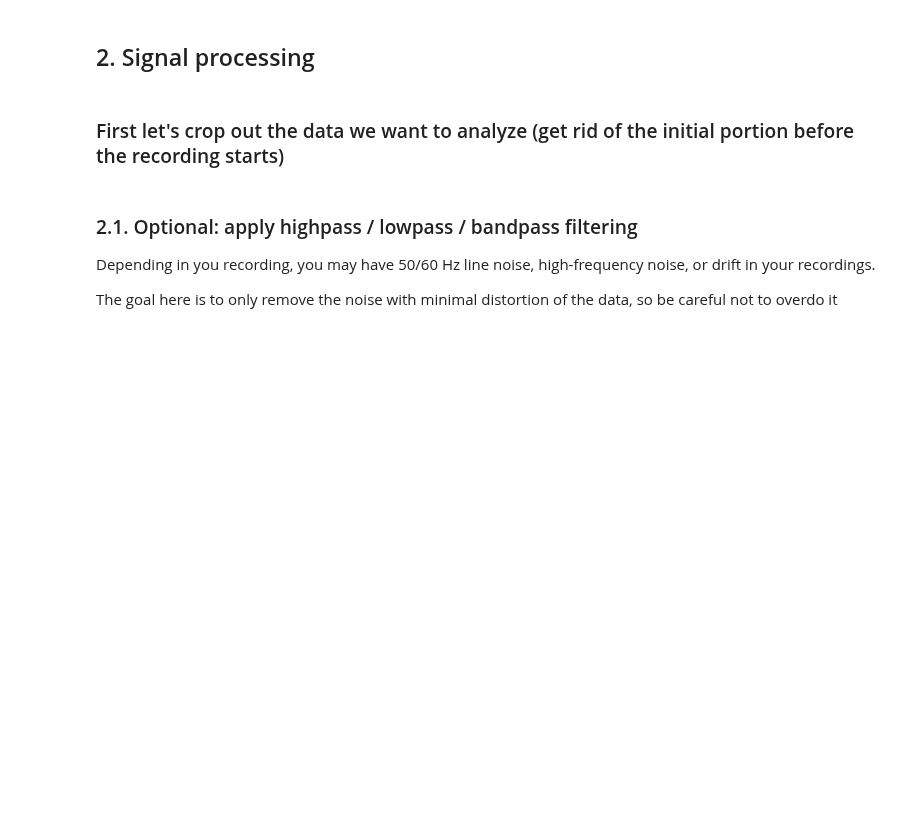
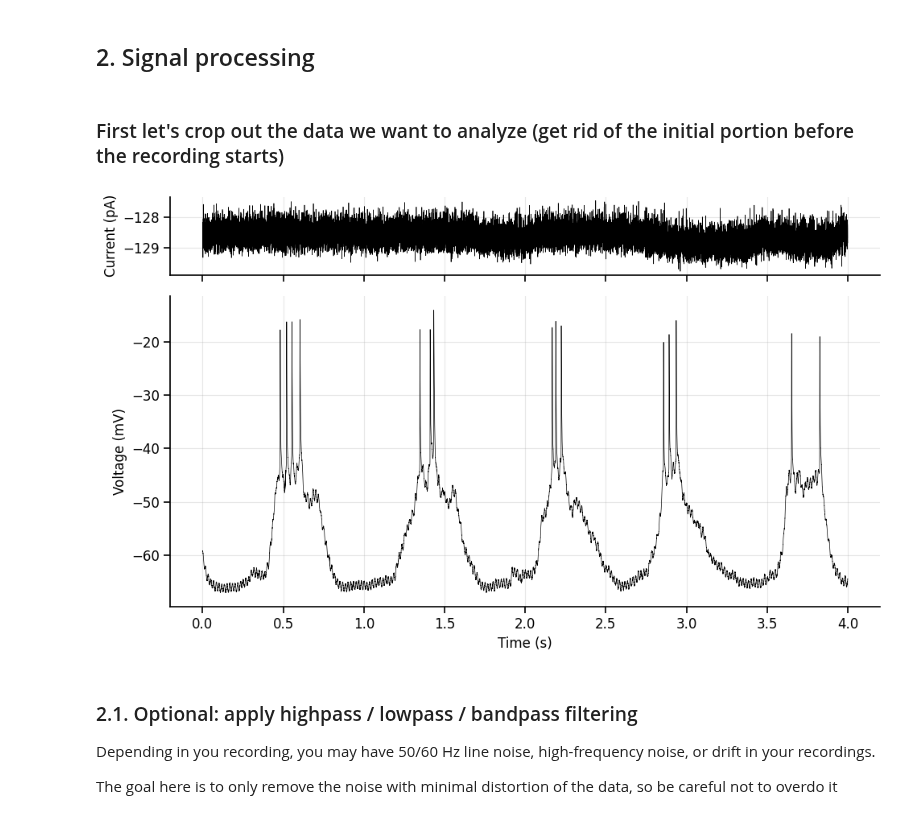
Before and after one commit to argalloni/CSHL_IonChannels2025, a Jupyter notebook: Analysis 21 - In vivo recordings.ipynb, the cells around one changed output. Cells and saved outputs as stored; diff of their text form; code cells hidden in the pictures; blank space fills up the shorter version.

```diff
--- a/Analysis 21 - In vivo recordings.ipynb
+++ b/Analysis 21 - In vivo recordings.ipynb
@@ -87,13 +82,17 @@ plt.show()
 # %% [markdown]
 ### First let's crop out the data we want to analyze (get rid of the initial portion before the recording starts)
 # %%
-start_time = 120
-end_time=280
+start_time = 5
+end_time= 9
+
+# ----------------------------------------------------------------------------------------------------------------
 traces = traces.crop(timepoint=start_time, timepoint_2=end_time, time_units=time_units)
 
 %matplotlib inline
 ax = traces.plot(plot_voltage=True, plot_current=True, time_units=time_units, sweep='all', height_ratios=[1, 4])
 plt.show()
+# %% [output]
+[figure, added]
 # %% [markdown]
 ### 2.1. Optional: apply highpass / lowpass / bandpass filtering
 
```
Also changed, not shown: parts of 14 cells of this notebook, 13 other files.
